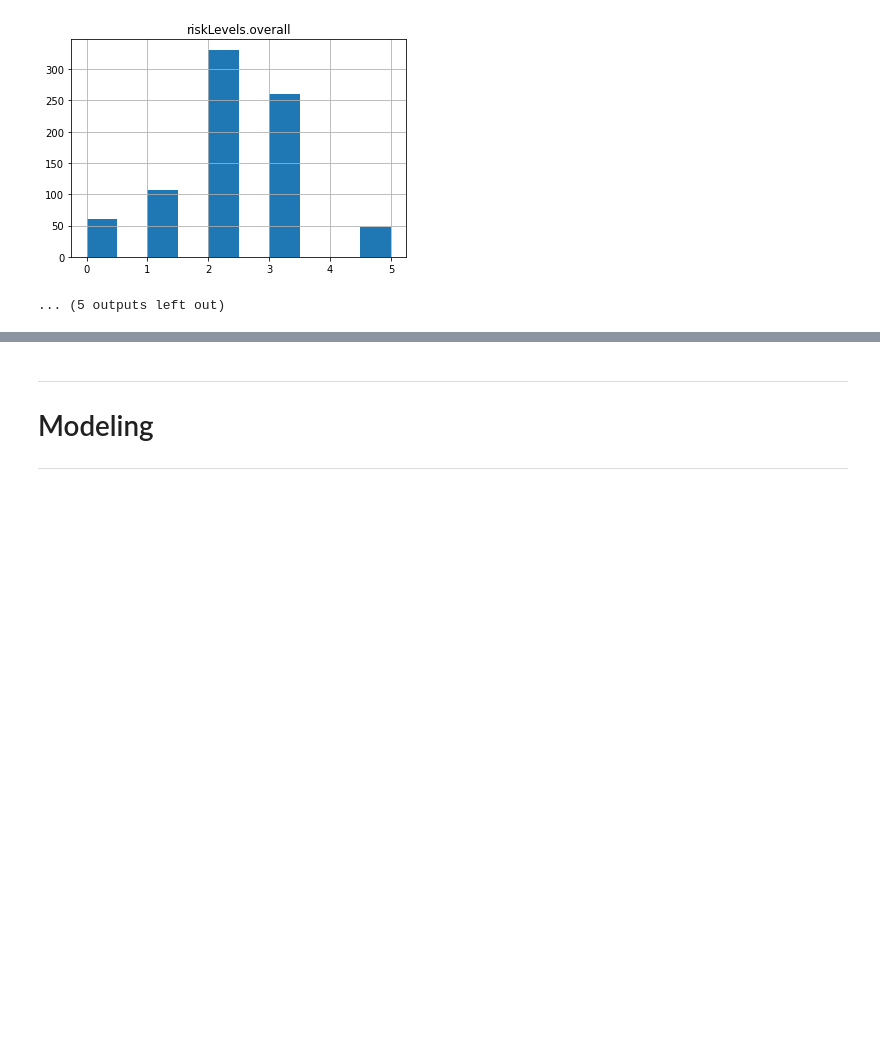
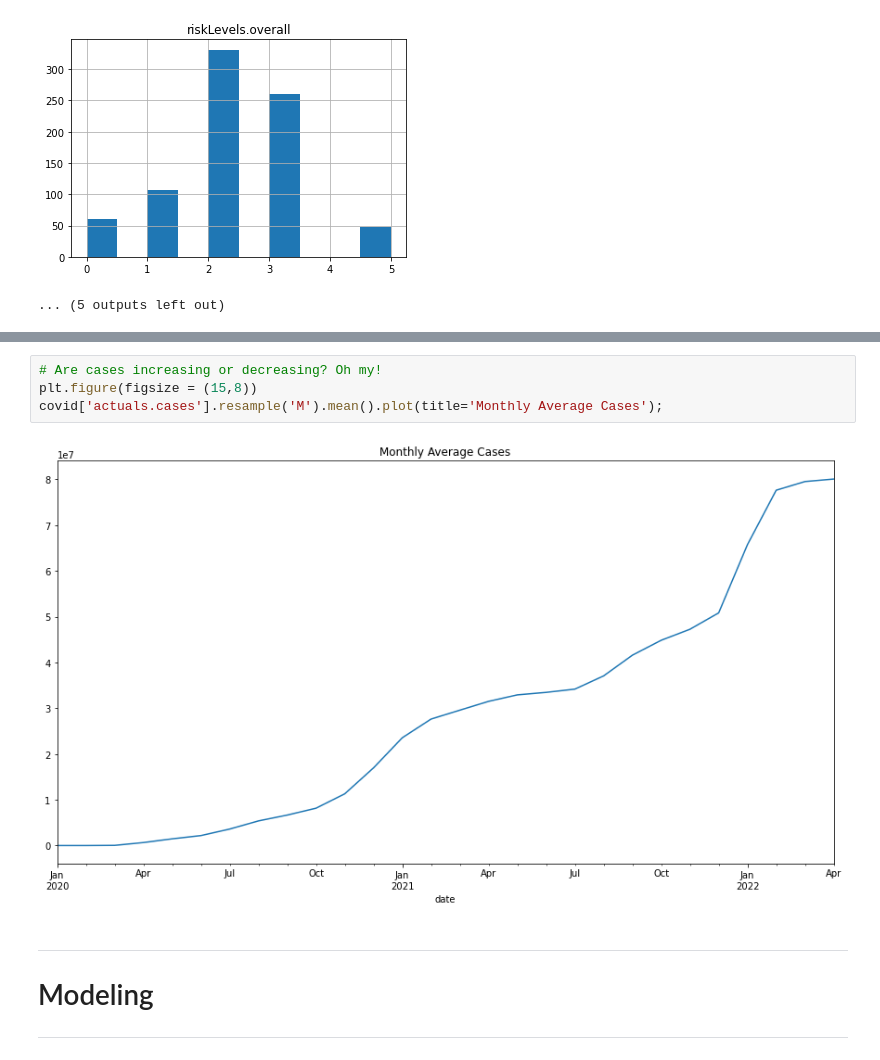
Before and after one commit to JeanetteSchulz/Covid_Analysis, a Jupyter notebook: Jeanettes_Project_Workbook.ipynb, the cells around one changed output, grey strips where cells are left out. Cells and saved outputs as stored; diff of their text form; blank space fills up the shorter version.

Commit message:
explored charts

```diff
--- a/Jeanettes_Project_Workbook.ipynb
+++ b/Jeanettes_Project_Workbook.ipynb
@@ -380,3 +380,9 @@ covid.head()
+# %%
+# Are cases increasing or decreasing? Oh my!
+plt.figure(figsize = (15,8))
+covid['actuals.cases'].resample('M').mean().plot(title='Monthly Average Cases');
+# %% [output]
+[figure, added]
 # %% [markdown]
 ---
 # Modeling
```
Also changed, not shown: parts of 10 cells of this notebook.
